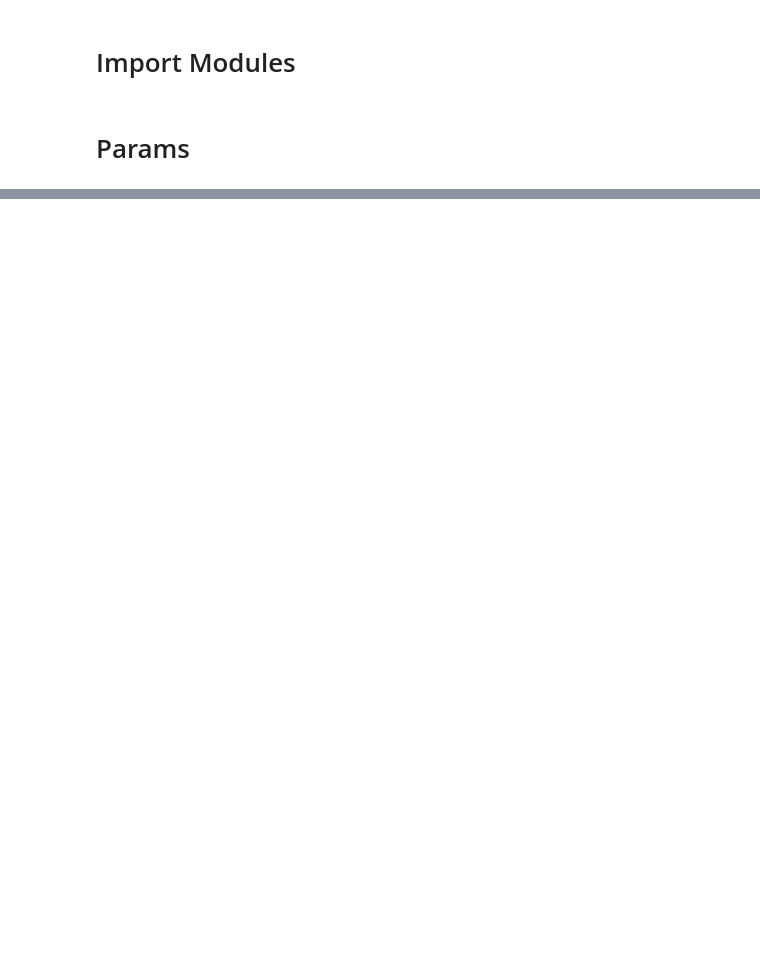
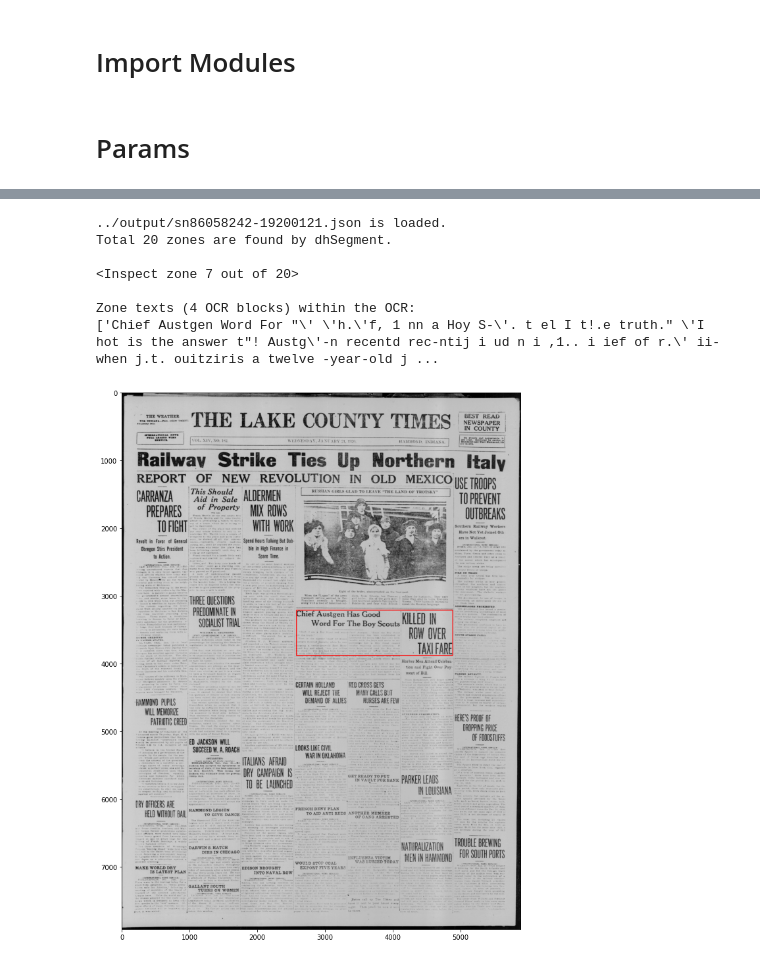
Before and after one commit to chulwoopack/Zone2OCR, a Jupyter notebook: demo/Interactive Demo.ipynb, the cells around one changed output, grey strips where cells are left out. Cells and saved outputs as stored; diff of their text form; code cells hidden in the pictures; blank space fills up the shorter version.

```diff
--- a/demo/Interactive Demo.ipynb
+++ b/demo/Interactive Demo.ipynb
@@ -302,0 +135,29 @@ ALDERME Spend Hours Talking But Dab ble in High Finance in Spare Time. In on of
+# %%
+zone_xml_file_path = '../example/zone_xmls/sn86058242-19200121_dhSegment.xml'
+ocr_xml_file_path  = '../example/ocr_xmls/sn86058242-19200121.xml'
+
+USECASE = 3
+
+
+"""Step 1: Zone Processing
+"""
+zone_textBlocks = process_zone(zone_xml_file_path, DEBUG=True)
+
+
+"""Step 2: OCR Processing
+"""
+ocr_textBlocks, factor = process_ocr(ocr_xml_file_path, DEBUG=True)
+
+
+"""Step 3: Mapping
+"""
+map_json = mapping(zone_textBlocks=zone_textBlocks,
+                   ocr_textBlocks=ocr_textBlocks,
+                   factor=factor,
+                   usecase=USECASE,
+                   iou_threshold=0.03)
+
+"""Step 4: Save json
+"""
+out_json_filename = os.path.basename(ocr_xml_file_path).split('.')[0] + '.json'
+save_json(SAVE_PATH, out_json_filename, map_json)
@@ -302,0 +176,18 @@ ALDERME Spend Hours Talking But Dab ble in High Finance in Spare Time. In on of
+# %%
+"""
+Step 5: Visualize
+"""
+# Change "REGION_IDX" to explore various regions
+REGION_IDX = 6
+
+json_file_path = os.path.join(SAVE_PATH, out_json_filename)
+visualize(json_file_path, usecase=USECASE, region_idx=REGION_IDX)
+# %% [output]
+../output/sn86058242-19200121.json is loaded.
+Total 20 zones are found by dhSegment.
+
+<Inspect zone 7 out of 20>
+
+Zone texts (4 OCR blocks) within the OCR:
+['Chief Austgen Word For "\' \'h.\'f, 1 nn a Hoy S-\'. t el I t!.e truth." \'I hot is the answer t"! Austg\'-n recentd rec-ntij i ud n i ,1.. i ief of r.\' ii- when j.t. ouitziris a twelve -year-old j ...
+[figure, added]
```
Also changed, not shown: parts of 21 cells of this notebook.
